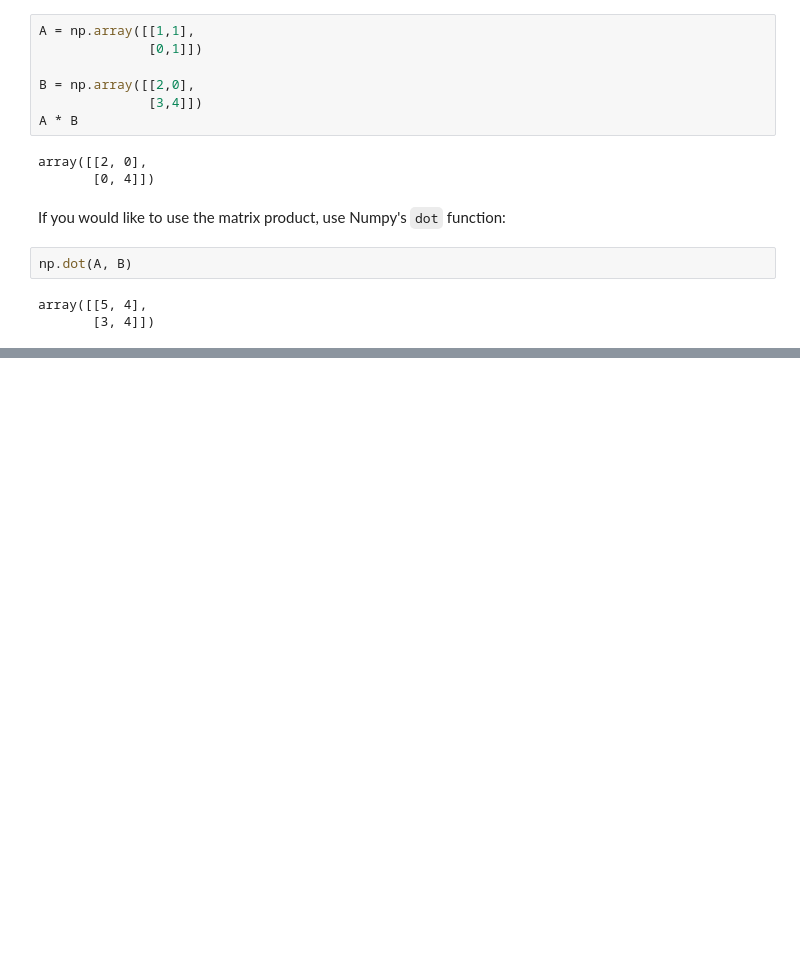
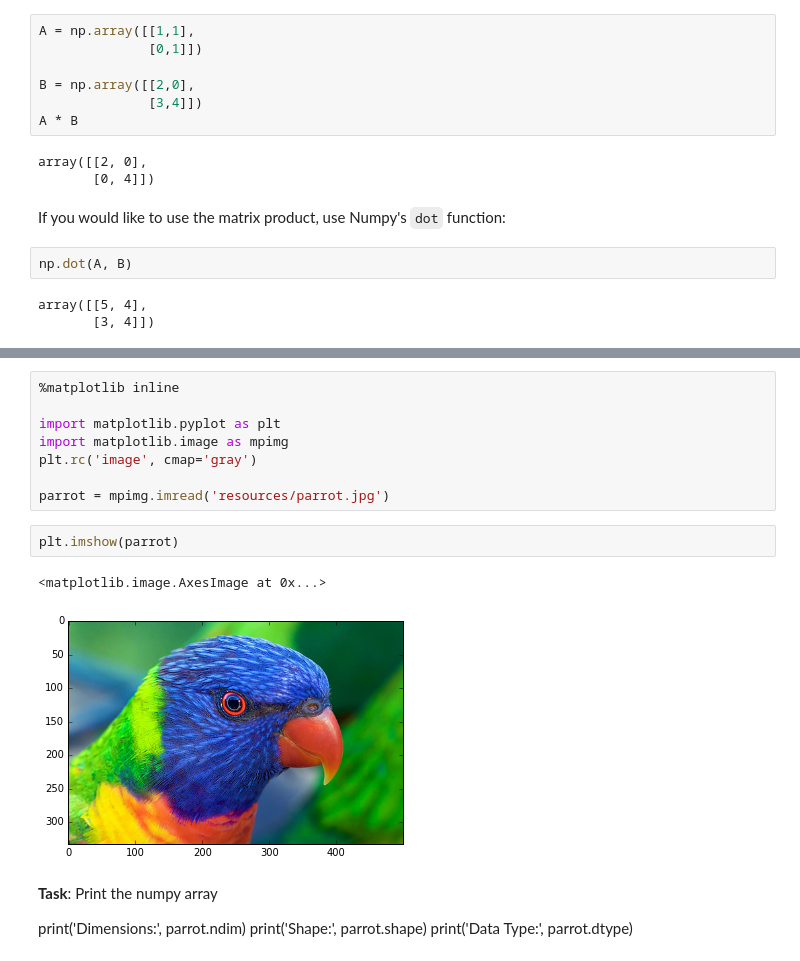
Before and after one commit to AustralianSynchrotron/python-workshop-2016, a Jupyter notebook: 5_Numpy.ipynb, the cells around one changed output, grey strips where cells are left out. Cells and saved outputs as stored; diff of their text form; blank space fills up the shorter version.

Commit message:
Add parrot numpy tutorial from seminar

```diff
--- a/5_Numpy.ipynb
+++ b/5_Numpy.ipynb
@@ -230,0 +235,19 @@ array([[5, 4],
+# %%
+%matplotlib inline
+
+import matplotlib.pyplot as plt
+import matplotlib.image as mpimg
+plt.rc('image', cmap='gray')
+
+parrot = mpimg.imread('resources/parrot.jpg')
+# %%
+plt.imshow(parrot)
+# %% [output]
+<matplotlib.image.AxesImage at 0x...>
+[figure, added]
+# %% [markdown]
+**Task**: Print the numpy array
+
+print('Dimensions:', parrot.ndim)
+print('Shape:', parrot.shape)
+print('Data Type:', parrot.dtype)
```
Also changed, not shown: parts of 40 cells of this notebook, 11 other files.
